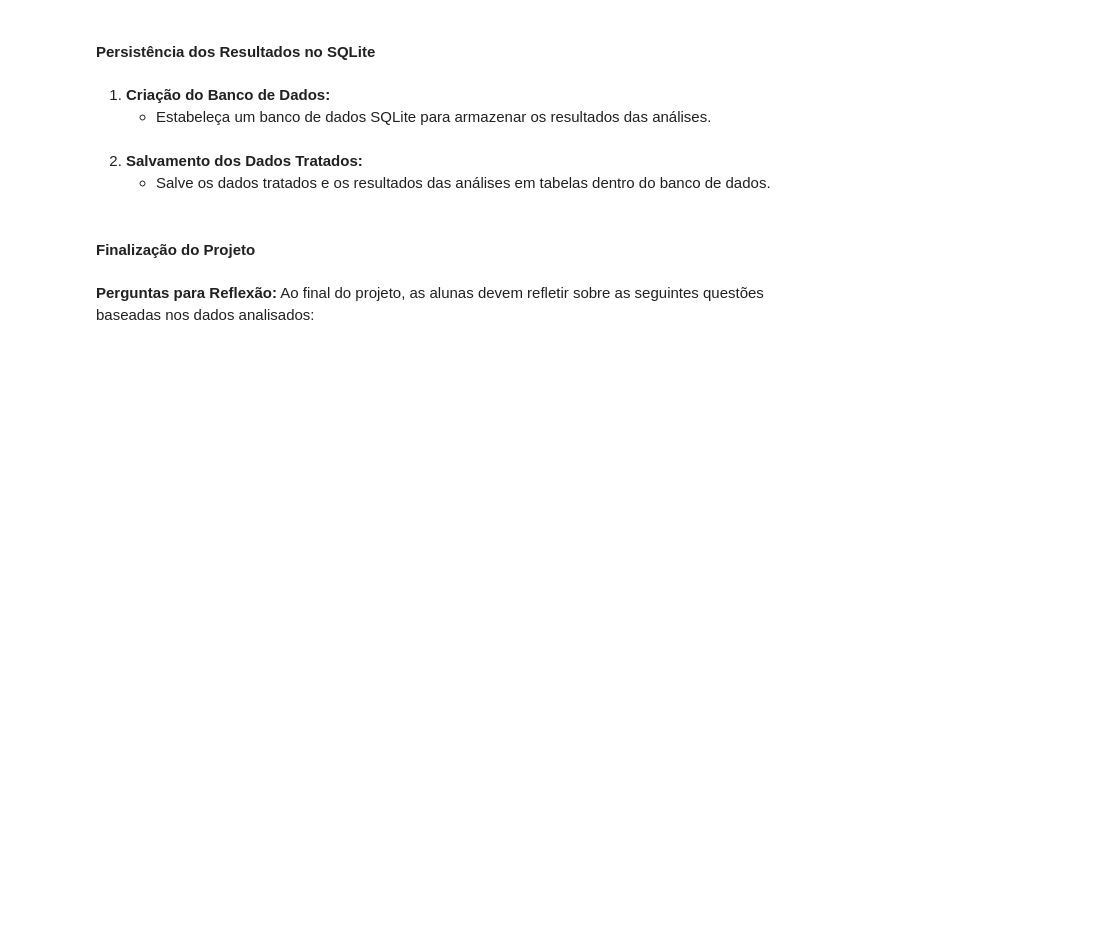
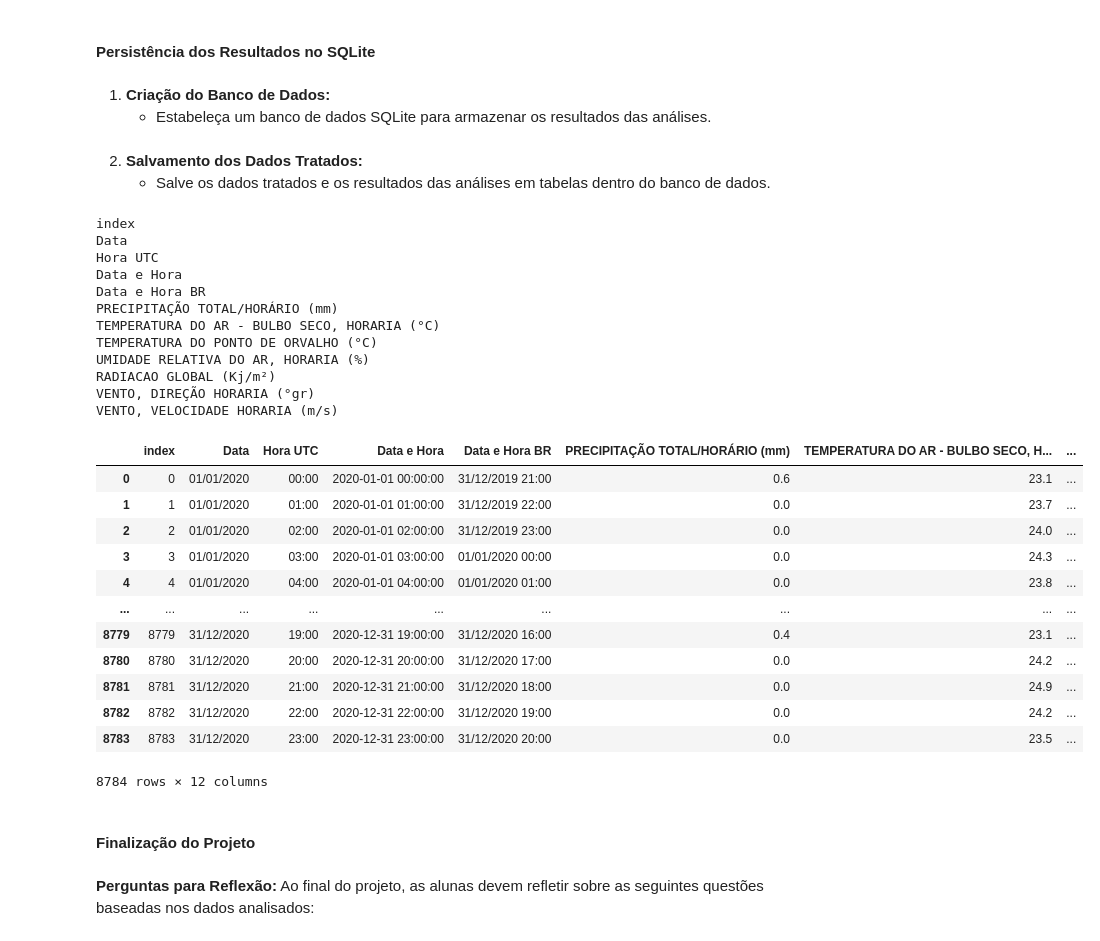
Before and after one commit to reprograma/on35-python-s13-projeto-guiado-II, a Jupyter notebook: exercicios/projeto-guiado/projeto-jamile.ipynb, the cells around one changed output. Drawn from its saved outputs; the diff is of its cells as text; code cells hidden in the pictures; blank space fills up the shorter version.

```diff
--- a/exercicios/projeto-guiado/projeto-jamile.ipynb
+++ b/exercicios/projeto-guiado/projeto-jamile.ipynb
@@ -229,9 +373,49 @@ dtype: object
 # %% [markdown]
 1. **Criação do Banco de Dados:**
    - Estabeleça um banco de dados SQLite para armazenar os resultados das análises.
+# %%
+conn = sql.connect('clima.db')
+
+# persistindo o DataFrame no banco de dados
+df.to_sql('clima', conn, if_exists='replace')
 # %% [markdown]
 2. **Salvamento dos Dados Tratados:**
    - Salve os dados tratados e os resultados das análises em tabelas dentro do banco de dados.
+# %%
+cursor = conn.cursor()
+cursor.execute('SELECT * FROM clima')
+
+col_names = [description[0] for description in cursor.description]
+
+df_db = pd.DataFrame(cursor.fetchall(), columns=col_names)
+
+df_db
+# %% [output]
+index
+Data
+Hora UTC
+Data e Hora
+Data e Hora BR
+PRECIPITAÇÃO TOTAL/HORÁRIO (mm)
+TEMPERATURA DO AR - BULBO SECO, HORARIA (°C)
+TEMPERATURA DO PONTO DE ORVALHO (°C)
+UMIDADE RELATIVA DO AR, HORARIA (%)
+RADIACAO GLOBAL (Kj/m²)
+VENTO, DIREÇÃO HORARIA (°gr)
+VENTO, VELOCIDADE HORARIA (m/s)
+|  | index | Data | Hora UTC | Data e Hora | Data e Hora BR | PRECIPITAÇÃO TOTAL/HORÁRIO (mm) | TEMPERATURA DO AR - BULBO SECO, H... | ... |
+| 0 | 0 | 01/01/2020 | 00:00 | 2020-01-01 00:00:00 | 31/12/2019 21:00 | 0.6 | 23.1 | ... |
+| 1 | 1 | 01/01/2020 | 01:00 | 2020-01-01 01:00:00 | 31/12/2019 22:00 | 0.0 | 23.7 | ... |
+| 2 | 2 | 01/01/2020 | 02:00 | 2020-01-01 02:00:00 | 31/12/2019 23:00 | 0.0 | 24.0 | ... |
+| 3 | 3 | 01/01/2020 | 03:00 | 2020-01-01 03:00:00 | 01/01/2020 00:00 | 0.0 | 24.3 | ... |
+| 4 | 4 | 01/01/2020 | 04:00 | 2020-01-01 04:00:00 | 01/01/2020 01:00 | 0.0 | 23.8 | ... |
+| ... | ... | ... | ... | ... | ... | ... | ... | ... |
+| 8779 | 8779 | 31/12/2020 | 19:00 | 2020-12-31 19:00:00 | 31/12/2020 16:00 | 0.4 | 23.1 | ... |
+| 8780 | 8780 | 31/12/2020 | 20:00 | 2020-12-31 20:00:00 | 31/12/2020 17:00 | 0.0 | 24.2 | ... |
+| 8781 | 8781 | 31/12/2020 | 21:00 | 2020-12-31 21:00:00 | 31/12/2020 18:00 | 0.0 | 24.9 | ... |
+| 8782 | 8782 | 31/12/2020 | 22:00 | 2020-12-31 22:00:00 | 31/12/2020 19:00 | 0.0 | 24.2 | ... |
+| 8783 | 8783 | 31/12/2020 | 23:00 | 2020-12-31 23:00:00 | 31/12/2020 20:00 | 0.0 | 23.5 | ... |
+8784 rows × 12 columns
 # %% [markdown]
 #### **Finalização do Projeto**
 # %% [markdown]
```
Also changed, not shown: parts of 20 cells of this notebook, 1 other file.
